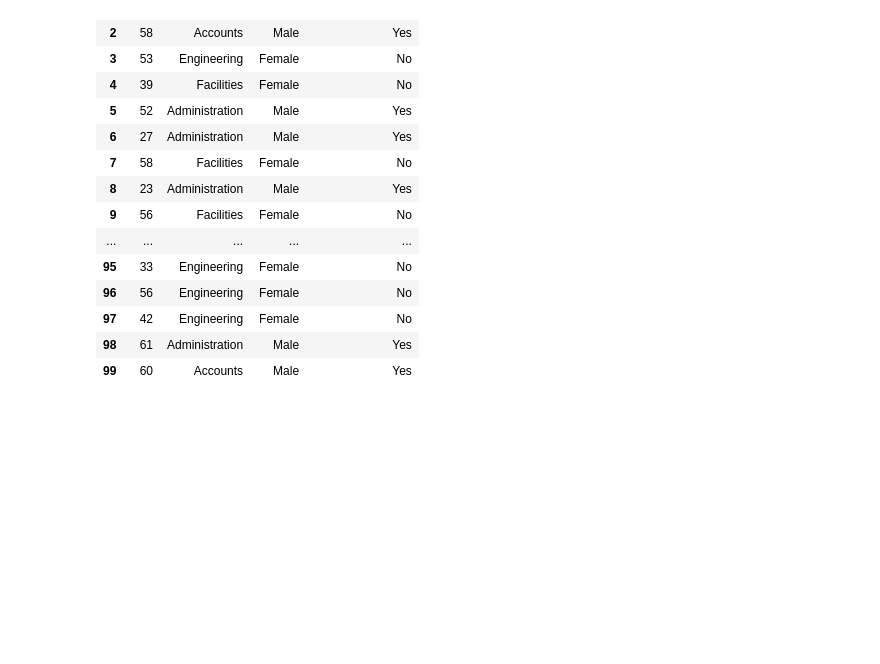
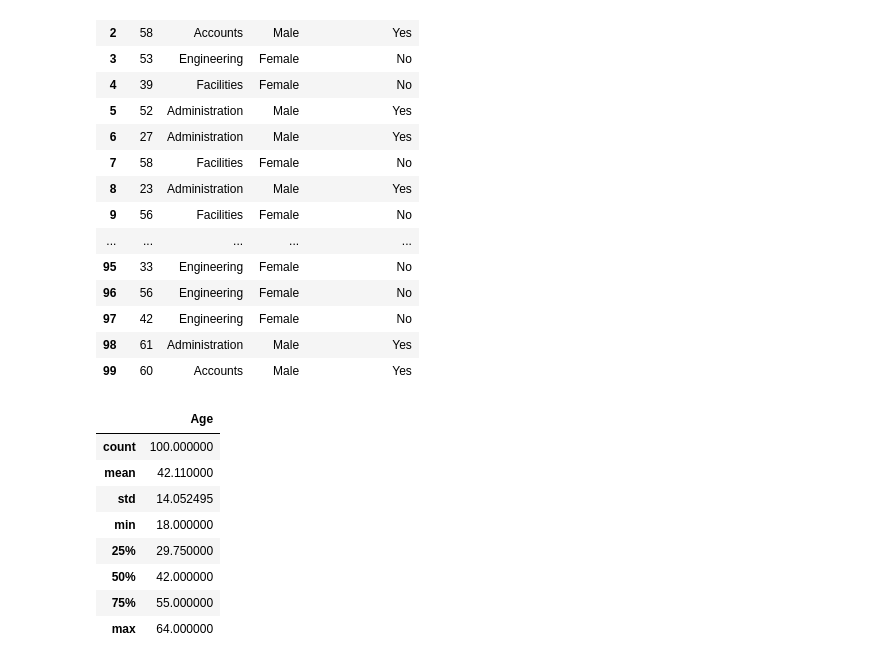
Before and after one commit to AideenByrne/ProgDAproject, a Jupyter notebook: Programming for Data Analysis Project.ipynb, the cells around one changed output. Saved outputs shown, nothing was run; the diff lists cells and outputs as text; code cells hidden in the pictures; blank space fills up the shorter version.

Commit message:
Reworked construction of DataFrame and added text on variable types

```diff
--- a/Programming for Data Analysis Project.ipynb
+++ b/Programming for Data Analysis Project.ipynb
@@ -66,22 +67,21 @@ sns.barplot(data=df)
 [figure]
 # %%
 #allocate department
+department = (["Accounts", "Engineering", "Administration", "Facilities"])
 np.random.seed(170380)
-departmental_allocation = np.random.choice (department, 100)
+df1 = pd.DataFrame(np.random.choice (department, 100))
 #allocate gender
 gender = ["Male", "Female"]
 np.random.seed(170380)
-gender_selection = np.random.choice(gender, 100)
+df2 = pd.DataFrame(np.random.choice(gender, 100))
 #allocate if previously vaccinated
 vaccine = ["Yes", "No"]
 np.random.seed(170380)
-previous_vaccine = np.random.choice(vaccine, 100)
+df3 = pd.DataFrame(np.random.choice(vaccine, 100))
+#create a DataFrame from randomly generated NumPy array representing staff ages
+df4 = pd.DataFrame(staff_ages)
 # %%
-df1 = pd.DataFrame(staff_ages)
-df2 = pd.DataFrame(departmental_allocation)
-df3 = pd.DataFrame(gender_selection)
-df4 = pd.DataFrame(previous_vaccine)
-merged_df = pd.concat([df1, df2, df3, df4], axis=1)#https://stackoverflow.com/questions/44327999/python-pandas-merge-multiple-dataframes
+merged_df = pd.concat([df4, df1, df2, df3], axis=1)#https://stackoverflow.com/questions/44327999/python-pandas-merge-multiple-dataframes
 pd.set_option('display.max_row', 100)#https://chrisalbon.com/python/data_wrangling/pandas_rename_multiple_columns/
 merged_df.columns = ["Age", "Department", "Gender", "Previous Vaccine"]#https://stackoverflow.com/questions/34338374/pandas-control-new-column-names-when-merging-two-dataframes
 merged_df
@@ -103,3 +103,15 @@ merged_df
 | 97 | 42 | Engineering | Female | No |
 | 98 | 61 | Administration | Male | Yes |
 | 99 | 60 | Accounts | Male | Yes |
+# %%
+merged_df.describe()
+# %% [output]
+|  | Age |
+| count | 100.000000 |
+| mean | 42.110000 |
+| std | 14.052495 |
+| min | 18.000000 |
+| 25% | 29.750000 |
+| 50% | 42.000000 |
+| 75% | 55.000000 |
+| max | 64.000000 |
```
Also changed, not shown: parts of 6 cells of this notebook.
